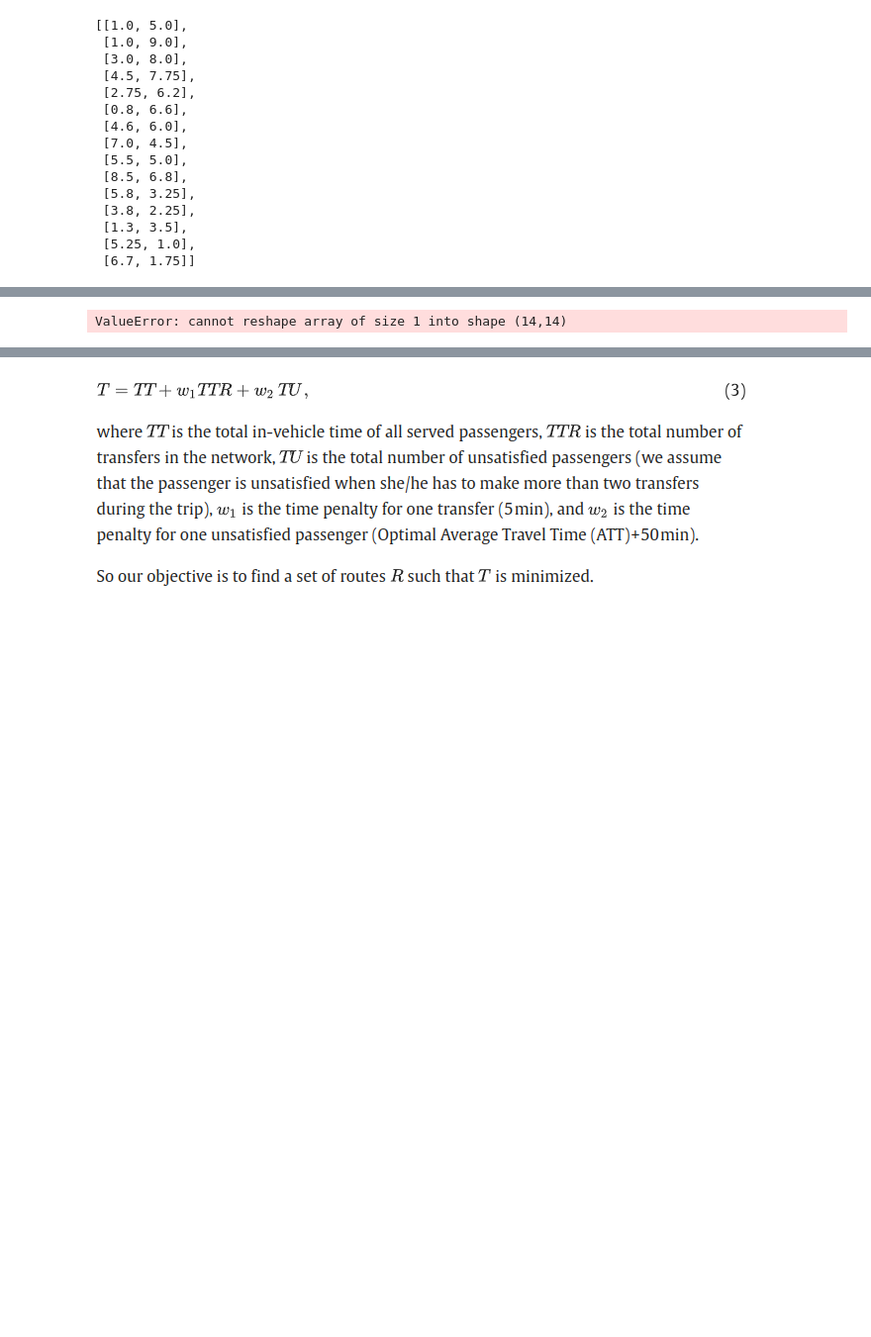
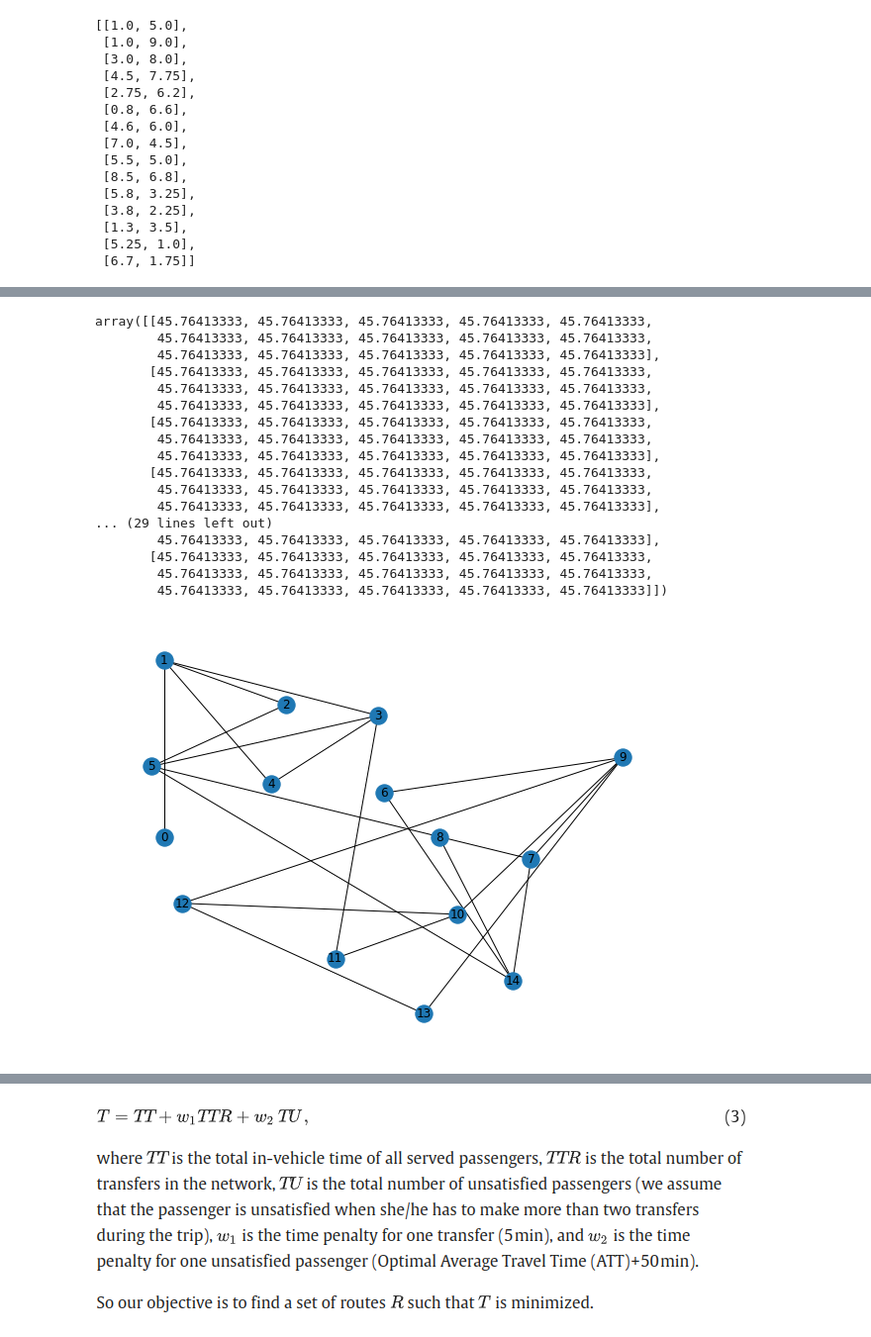
Before and after one commit to michaelgamstonUWE/dissertation, a Jupyter notebook: Uni/Diss/mandls_network/ACO_mandl_experiment_one.ipynb, the cells around one changed output, grey strips where cells are left out. Shown at 99% size. Cells and saved outputs as stored; diff of their text form; code cells hidden in the pictures; blank space fills up the shorter version.

```diff
--- a/Uni/Diss/mandls_network/ACO_mandl_experiment_one.ipynb
+++ b/Uni/Diss/mandls_network/ACO_mandl_experiment_one.ipynb
@@ -53,16 +34,27 @@ normalise(8.0)
 # %%
-def normalise(x : float) -> float:
+def scale_features(features : list) -> list:
+    """scales feature to between 1 and 101
+    takes the max number and add's 5% padding to it.
+    the features are then transcribed to be percentages of this number
+    scaled features to between 1 and 101 as we need to avoid have anything > 1 for the selection aglorithm
 
-    if x < 1:
-        return x
-    orginal_num = x
-    num_position = []
+    Args:
+        features (list): feature list
 
-    while x != 0:
-        num_position.append(x % 10)
-        x = x // 10
+    Returns:
+        list: scaled feature list
+    """
 
-    return orginal_num / (10**len(num_position))
+    max_value = max(features)
+
+    padded_max = max_value + ((max_value/100)*1)
+
+    normalised_data = []
+    for x in features:
+        normalised_data.append(round((x/padded_max)*100, 2)+1)
+
+    return normalised_data
+
 
 distance_matrix = []
 connected_nodes = {}
@@ -74,19 +66,19 @@ with open('MandlTravelTimes.txt', 'r') as f:
             row.append(element)
         distance_matrix.append(row)
 
-#! use own normaliseatiopn
-normalised_distance_matrix = np.reshape(([normalise(x) for x in np.array(distance_matrix).flatten()]), np.shape(distance_matrix))
+
+normalised_distance_matrix = np.reshape(scale_features(np.array(distance_matrix).flatten()), np.shape(distance_matrix))
 #flip so we reward short distances in the selection equation
 for index_r, row in enumerate(normalised_distance_matrix):
     for index_e, element in enumerate(row):
-        if element != 0:
-            normalised_distance_matrix[index_r][index_e] = 1 - element
+        if element != 1:
+            normalised_distance_matrix[index_r][index_e] = 102 - element
 
 all_row_means = []
 for row in normalised_distance_matrix:
     row_mean = []
     for element in row:
-        if element != 0:
+        if element != 1:
             row_mean.append(element)
 
     all_row_means.append(statistics.mean(row_mean))
@@ -94,39 +86,50 @@ for row in normalised_distance_matrix:
 mean_of_none_zero_distance_elements = statistics.mean(all_row_means)
 pheromone_matrix = np.ones(np.shape(distance_matrix))*mean_of_none_zero_distance_elements
 
 #normalise this
 busyness_matrix = []
 with open('MandlDemand.txt', 'r') as f:
     for line in f.readlines()[::2]:
         row = []
         for x in line.split():
             element = float(x)
             row.append(element)
         busyness_matrix.append(row)
 
-minMaxScaler = preprocessing.MinMaxScaler()
-normalised_busyness_matrix = np.reshape(minMaxScaler.fit([np.array(busyness_matrix).flatten()]), np.shape(busyness_matrix))
-
-
-
+normalised_busyness_matrix = np.reshape(scale_features(np.array(busyness_matrix).flatten()), np.shape(busyness_matrix))
 
 plt.figure(figsize=(8,6))
 G = nx.Graph()
 for index, pos in enumerate(location_matrix):
     G.add_node(index, pos=pos)
 
 for index_r, row in enumerate(distance_matrix):
     node_to_node = []
     for index_e, element in enumerate(row):
         if element != 0:
             node_to_node.append(index_e)
             G.add_edge(index_r, index_e)
     connected_nodes[index_r] = node_to_node
 
-
-
 pos = nx.get_node_attributes(G, 'pos')
 nx.draw(G, pos=pos, with_labels=True)
-normalised_busyness_matrix
+pheromone_matrix
 # %% [output]
-ValueError: cannot reshape array of size 1 into shape (14,14)
+array([[45.76413333, 45.76413333, 45.76413333, 45.76413333, 45.76413333,
+        45.76413333, 45.76413333, 45.76413333, 45.76413333, 45.76413333,
+        45.76413333, 45.76413333, 45.76413333, 45.76413333, 45.76413333],
+       [45.76413333, 45.76413333, 45.76413333, 45.76413333, 45.76413333,
+        45.76413333, 45.76413333, 45.76413333, 45.76413333, 45.76413333,
+        45.76413333, 45.76413333, 45.76413333, 45.76413333, 45.76413333],
+       [45.76413333, 45.76413333, 45.76413333, 45.76413333, 45.76413333,
+        45.76413333, 45.76413333, 45.76413333, 45.76413333, 45.76413333,
+        45.76413333, 45.76413333, 45.76413333, 45.76413333, 45.76413333],
+       [45.76413333, 45.76413333, 45.76413333, 45.76413333, 45.76413333,
+        45.76413333, 45.76413333, 45.76413333, 45.76413333, 45.76413333,
+        45.76413333, 45.76413333, 45.76413333, 45.76413333, 45.76413333],
+... (29 lines left out)
+        45.76413333, 45.76413333, 45.76413333, 45.76413333, 45.76413333],
+       [45.76413333, 45.76413333, 45.76413333, 45.76413333, 45.76413333,
+        45.76413333, 45.76413333, 45.76413333, 45.76413333, 45.76413333,
+        45.76413333, 45.76413333, 45.76413333, 45.76413333, 45.76413333]])
+[figure, added]
```
Also changed, not shown: parts of 14 cells of this notebook, 2 other files.
